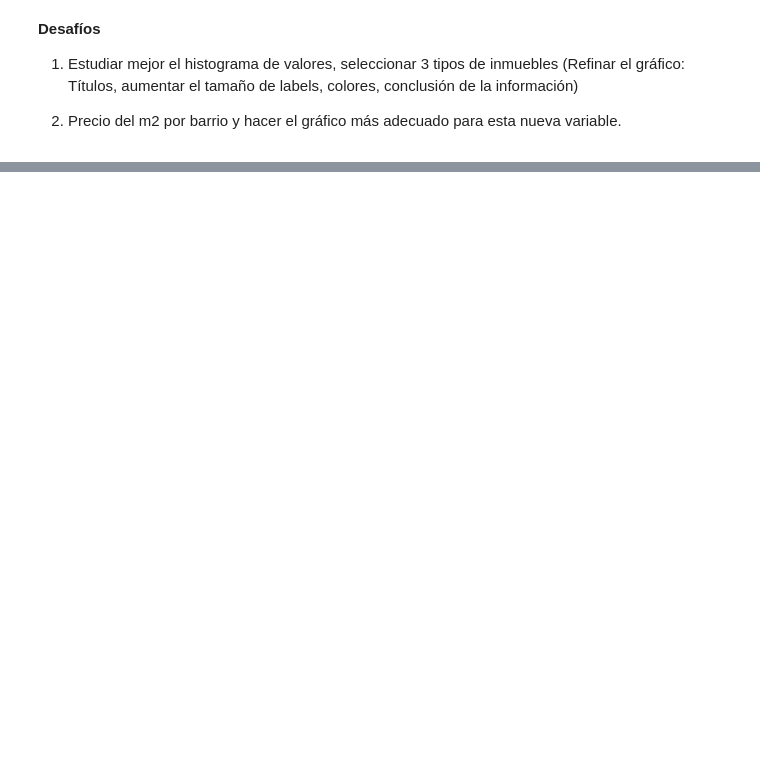
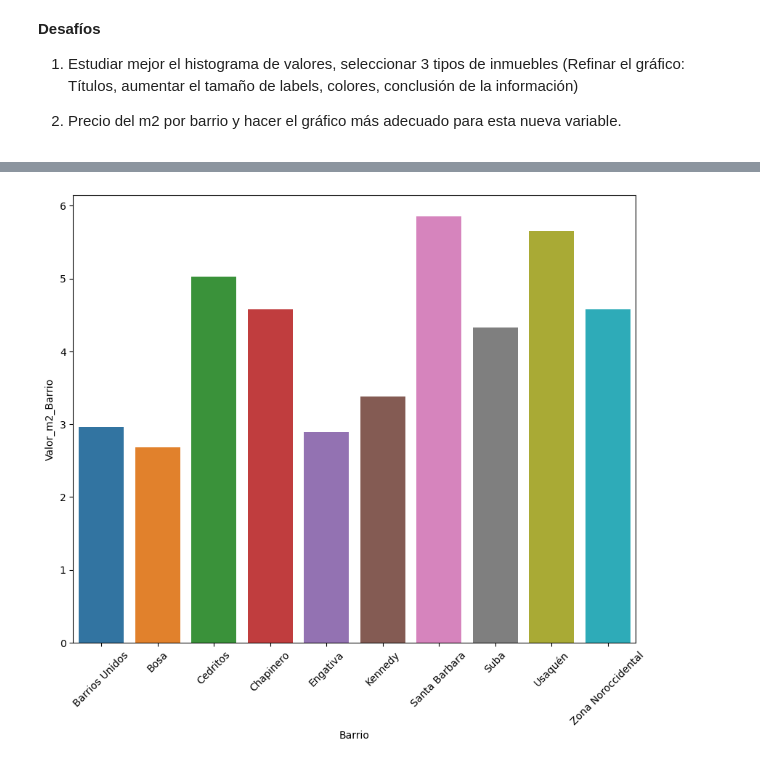
Before and after one commit to JuanLG1998/InmersionDatosALURA, a Jupyter notebook: INMERSION_DATOS.ipynb, the cells around one changed output, grey strips where cells are left out. Saved outputs shown, nothing was run; the diff lists cells and outputs as text; code cells hidden in the pictures; blank space fills up the shorter version.

```diff
--- a/INMERSION_DATOS.ipynb
+++ b/INMERSION_DATOS.ipynb
@@ -631,0 +655,4 @@ Finalmente, si se analiza la ubicación de los barrios mostrados en ambos gráfi
+# %%
+ # Calculando el precio del m2 por barrio pero teniendo en cuenta sólo el precio y área del propio inmueble y no los de todo el barrio
+inmuebles['Valor_m2_Millon'] = inmuebles['Precio_Millon']/inmuebles['Area']
+inmuebles.head(3)
@@ -631,0 +686,4 @@ Finalmente, si se analiza la ubicación de los barrios mostrados en ambos gráfi
+# %%
+# Agrupamos por barrio y sumamos los valores
+datos_barrio = inmuebles.groupby('Barrio').sum()
+datos_barrio
@@ -631,0 +705,5 @@ Finalmente, si se analiza la ubicación de los barrios mostrados en ambos gráfi
+# %%
+# Calculando el precio del m2 por barrio pero teniendo en cuenta la suma total de precios y área de todo el barrio
+#   En la columna valor_m2_barrio se aprecia el precio por m2 de cada barrio
+datos_barrio['Valor_m2_Barrio'] = datos_barrio['Precio_Millon']/datos_barrio['Area']
+datos_barrio
@@ -631,0 +772,4 @@ Finalmente, si se analiza la ubicación de los barrios mostrados en ambos gráfi
+# %%
+# Retomando nuestro PandasSeries y reseteando el índice para que Barrio deje de ser índice y se convierta en una columna
+datos_barrio.reset_index(inplace=True)
+datos_barrio
@@ -631,0 +805,8 @@ Finalmente, si se analiza la ubicación de los barrios mostrados en ambos gráfi
+# %%
+# Creando un gráfico para visualizar los datos de nuestro nuevo dataframe
+plt.figure(figsize=(10,8))
+# Se compara el barrio y el precio x m2 del top 10 barrios con mayor cantidad de inmuebles a la venta
+ax = sns.barplot(x="Barrio", y="Valor_m2_Barrio", data = datos_barrio.query('Barrio in @top_barrios'))
+ax.tick_params(axis='x', rotation=45)
+# %% [output]
+[figure, added]
```
Also changed, not shown: parts of 76 cells of this notebook.
